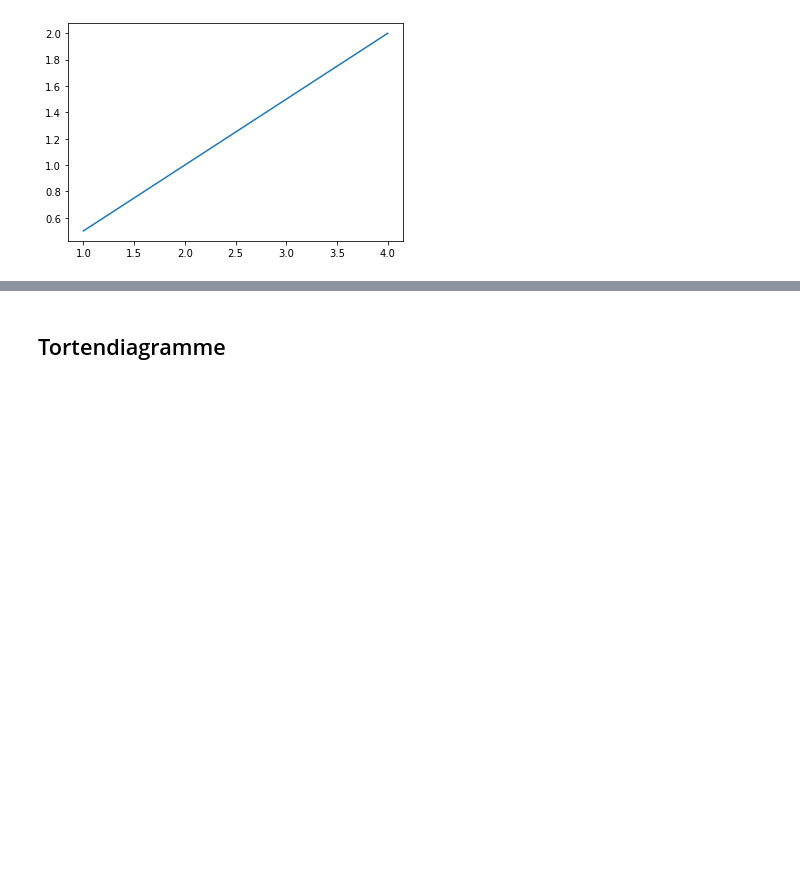
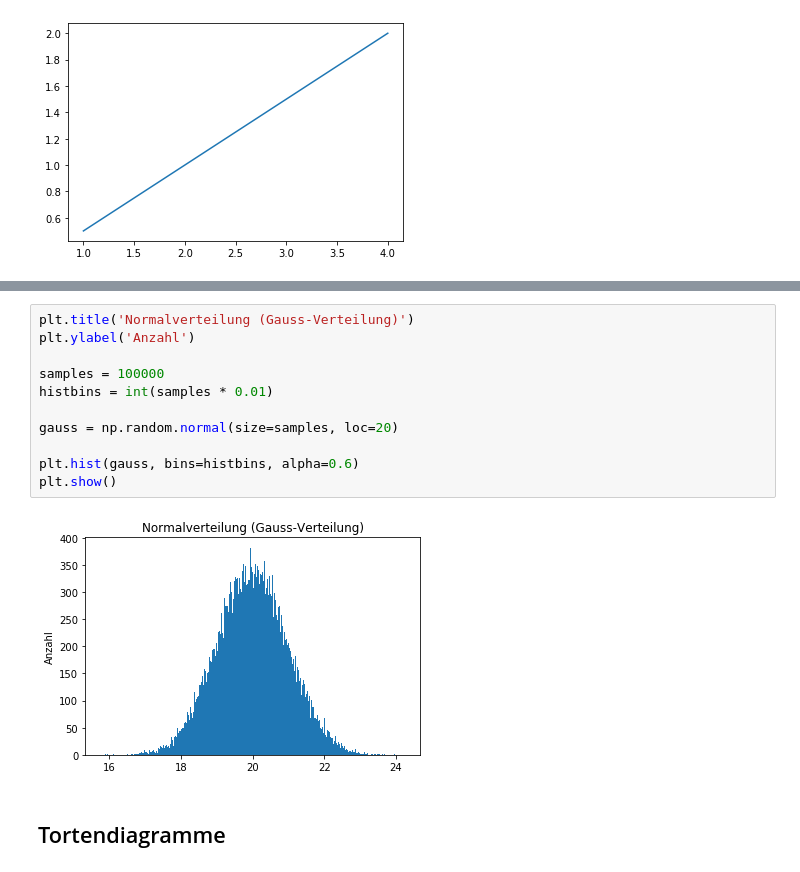
Before and after one commit to SwitzerChees/anpy, a Jupyter notebook: 2_matplotlib/notebook/matplotlib.ipynb, the cells around one changed output, grey strips where cells are left out. Drawn from its saved outputs; the diff is of its cells as text; blank space fills up the shorter version.

```diff
--- a/2_matplotlib/notebook/matplotlib.ipynb
+++ b/2_matplotlib/notebook/matplotlib.ipynb
@@ -150,3 +183,16 @@ plt.show()
+# %%
+plt.title('Normalverteilung (Gauss-Verteilung)')
+plt.ylabel('Anzahl')
+
+samples = 100000
+histbins = int(samples * 0.01)
+
+gauss = np.random.normal(size=samples, loc=20)
+
+plt.hist(gauss, bins=histbins, alpha=0.6)
+plt.show()
+# %% [output]
+[figure, added]
 # %% [markdown]
 ## Tortendiagramme
 # %% [markdown]
```
Also changed, not shown: parts of 13 cells of this notebook.
